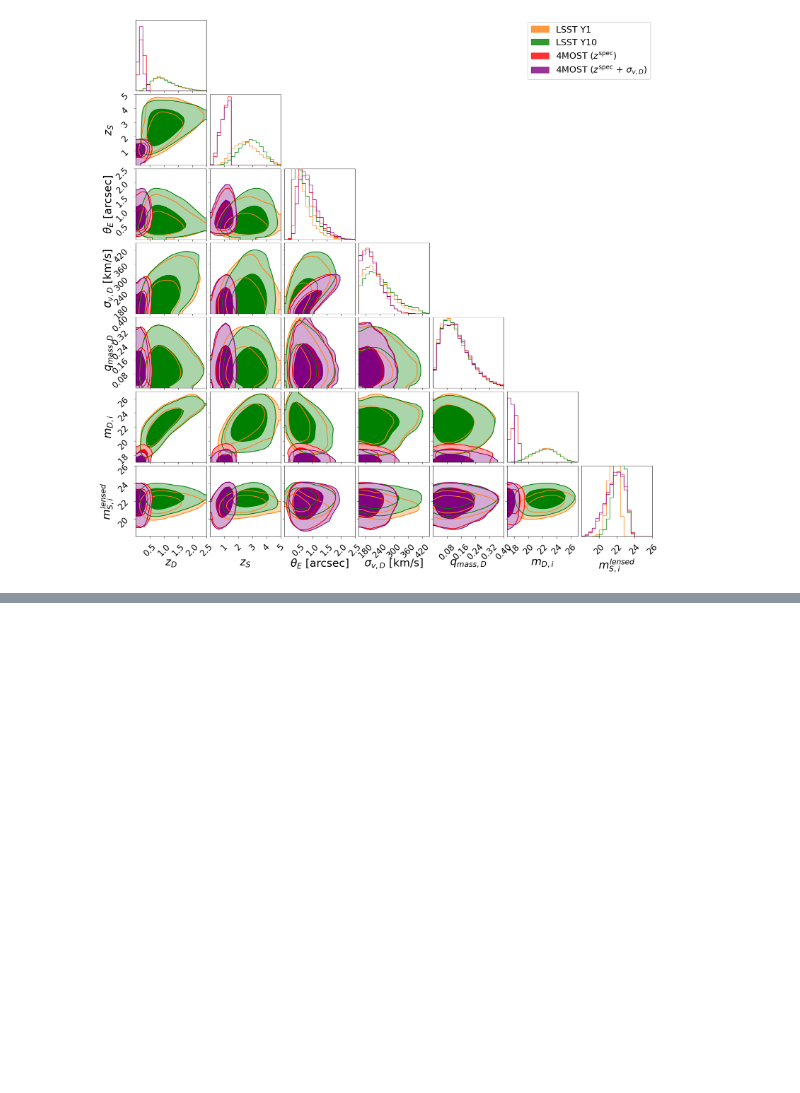
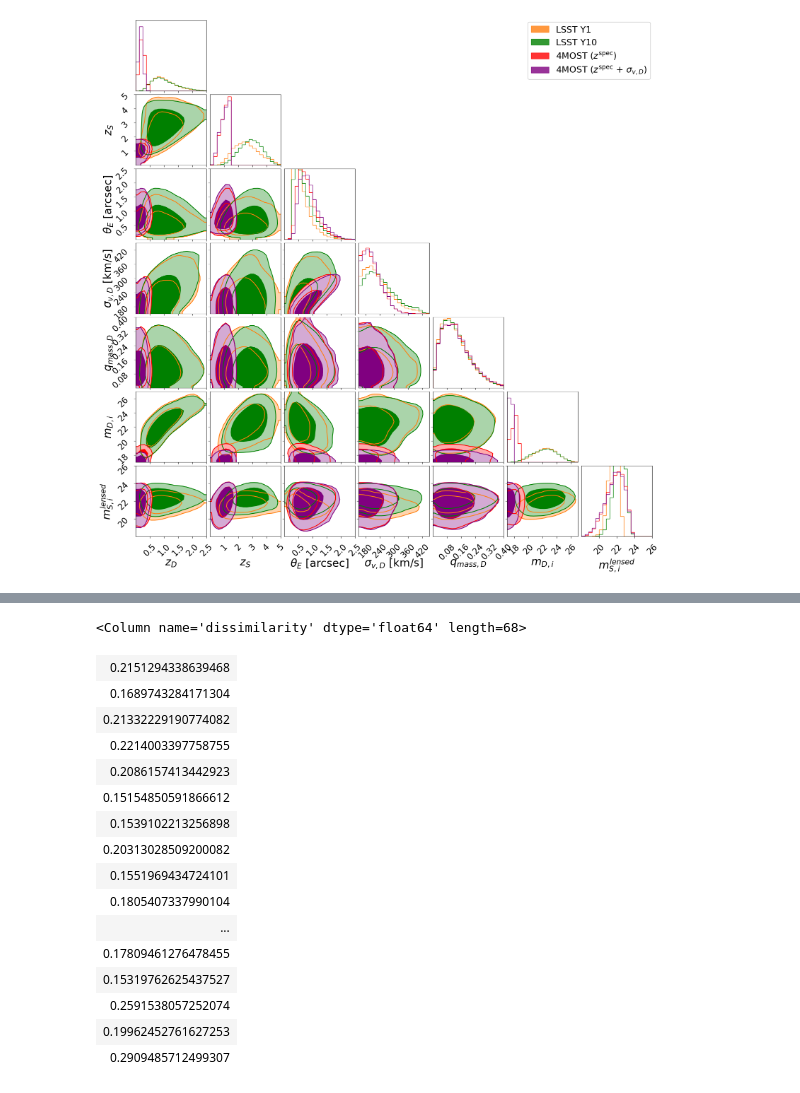
Before and after one commit to timedilatesme/pdspl-analysis, a Jupyter notebook: notebooks/03_deflector_pairing.ipynb, the cells around one changed output, grey strips where cells are left out. Drawn from its saved outputs; the diff is of its cells as text; code cells hidden in the pictures; blank space fills up the shorter version.

```diff
--- a/notebooks/03_deflector_pairing.ipynb
+++ b/notebooks/03_deflector_pairing.ipynb
@@ -214,3 +235,24 @@ fig_linear = plot_beta_E_vs_D_MC(
+# %%
+pairs_table_dissim = pdspl_samples['lsst_y10']['pairs_analysis']['pairs_table_with_errors']['dissimilarity']
+pairs_table_dissim[pairs_table_dissim > 0.15]
+# %% [output]
+<Column name='dissimilarity' dtype='float64' length=68>
+| 0.2151294338639468 |
+| 0.1689743284171304 |
+| 0.21332229190774082 |
+| 0.2214003397758755 |
+| 0.2086157413442923 |
+| 0.15154850591866612 |
+| 0.1539102213256898 |
+| 0.20313028509200082 |
+| 0.1551969434724101 |
+| 0.1805407337990104 |
+| ... |
+| 0.17809461276478455 |
+| 0.15319762625437527 |
+| 0.2591538057252074 |
+| 0.19962452761627253 |
+| 0.2909485712499307 |
 # %%
 ########################################################
 # Plot Corner Plot of Relative Differences
```
Also changed, not shown: parts of 9 cells of this notebook, 20 other files.
